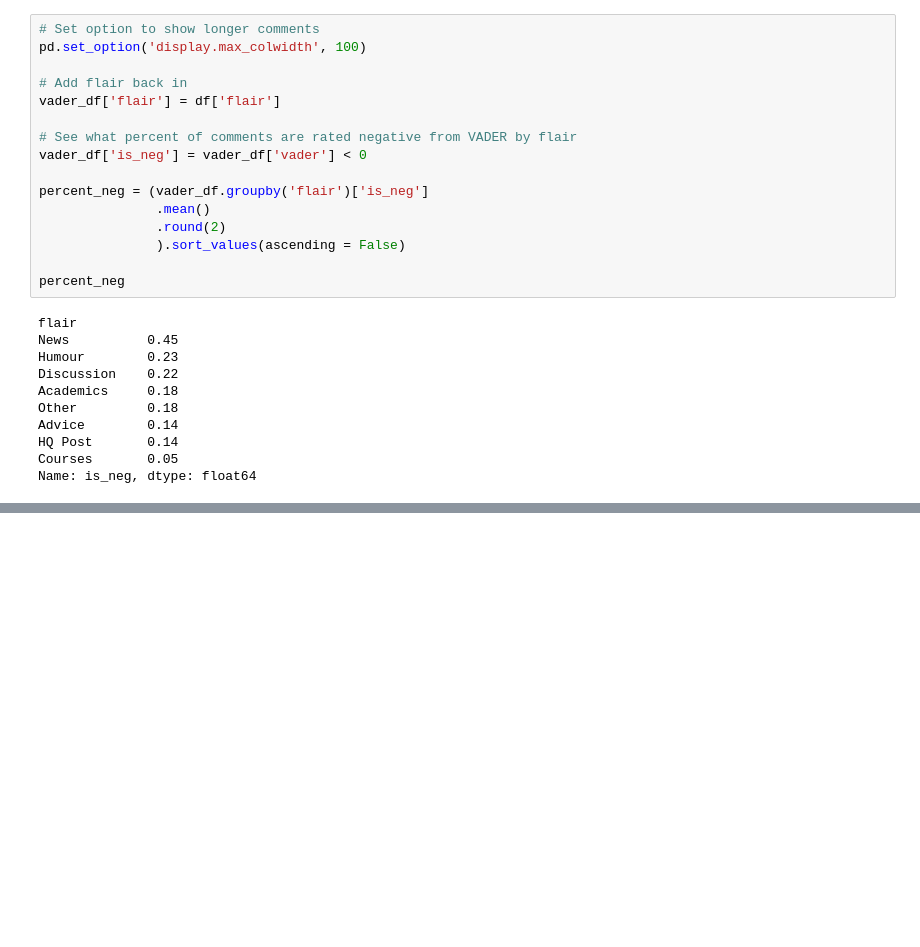
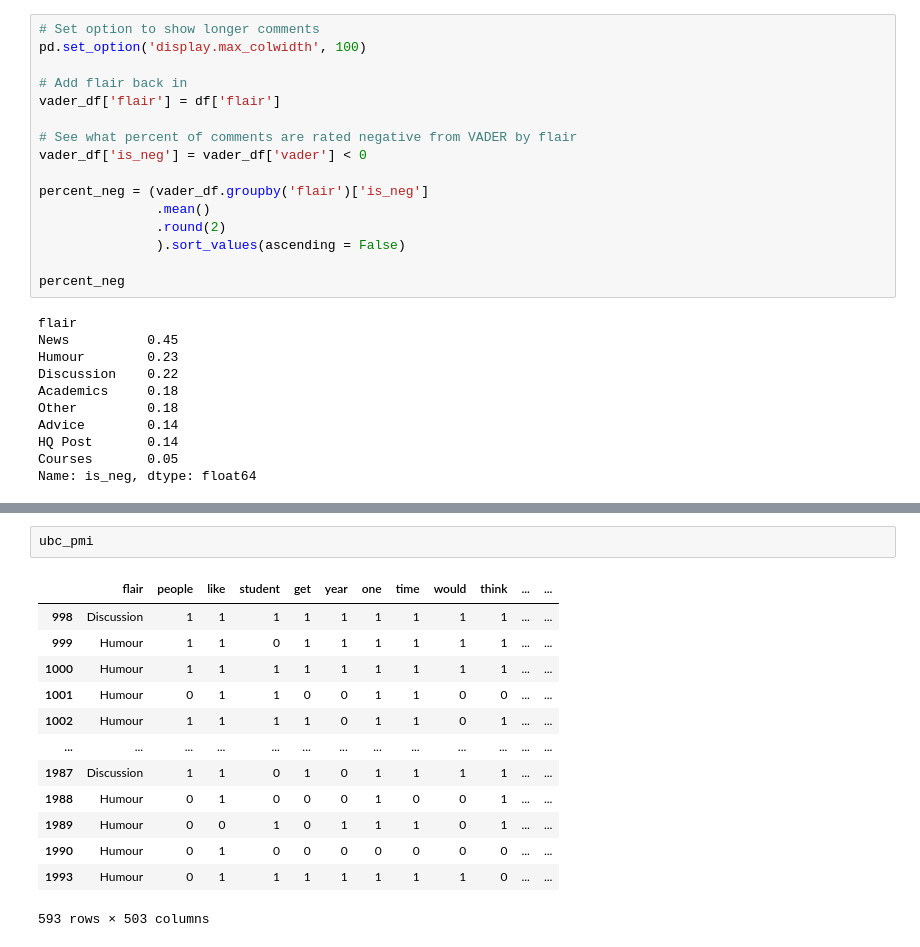
Before and after one commit to grace-ylin/uni-sentiment-analysis, a Jupyter notebook: data-collection/flairs.ipynb, the cells around one changed output, grey strips where cells are left out. Saved outputs shown, nothing was run; the diff lists cells and outputs as text; blank space fills up the shorter version.

```diff
--- a/data-collection/flairs.ipynb
+++ b/data-collection/flairs.ipynb
@@ -373,0 +436,16 @@ News posts have the highest ratio of negative sentiment whilst courses have the
+# %%
+ubc_pmi
+# %% [output]
+|  | flair | people | like | student | get | year | one | time | would | think | ... | ... |
+| 998 | Discussion | 1 | 1 | 1 | 1 | 1 | 1 | 1 | 1 | 1 | ... | ... |
+| 999 | Humour | 1 | 1 | 0 | 1 | 1 | 1 | 1 | 1 | 1 | ... | ... |
+| 1000 | Humour | 1 | 1 | 1 | 1 | 1 | 1 | 1 | 1 | 1 | ... | ... |
+| 1001 | Humour | 0 | 1 | 1 | 0 | 0 | 1 | 1 | 0 | 0 | ... | ... |
+| 1002 | Humour | 1 | 1 | 1 | 1 | 0 | 1 | 1 | 0 | 1 | ... | ... |
+| ... | ... | ... | ... | ... | ... | ... | ... | ... | ... | ... | ... | ... |
+| 1987 | Discussion | 1 | 1 | 0 | 1 | 0 | 1 | 1 | 1 | 1 | ... | ... |
+| 1988 | Humour | 0 | 1 | 0 | 0 | 0 | 1 | 0 | 0 | 1 | ... | ... |
+| 1989 | Humour | 0 | 0 | 1 | 0 | 1 | 1 | 1 | 0 | 1 | ... | ... |
+| 1990 | Humour | 0 | 1 | 0 | 0 | 0 | 0 | 0 | 0 | 0 | ... | ... |
+| 1993 | Humour | 0 | 1 | 1 | 1 | 1 | 1 | 1 | 1 | 0 | ... | ... |
+593 rows × 503 columns
```
Also changed, not shown: parts of 27 cells of this notebook, 1 other file.
